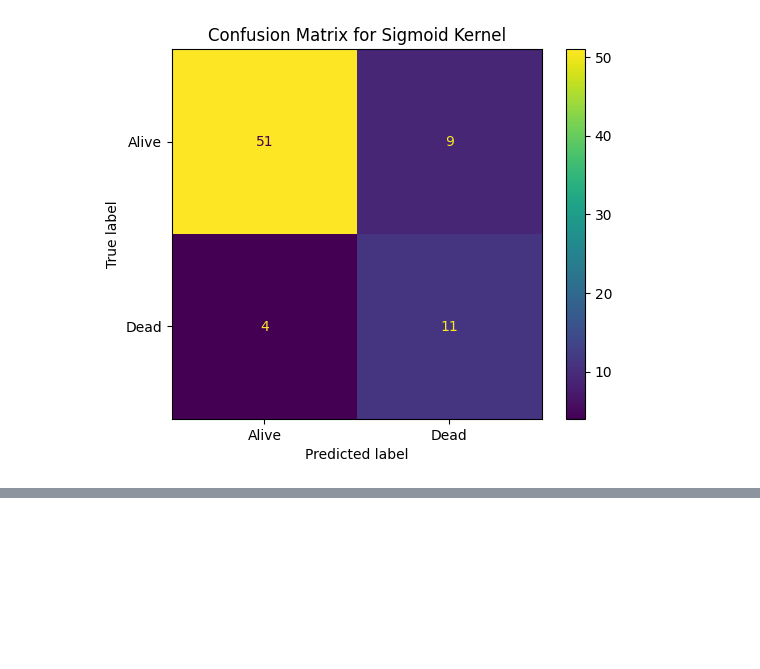
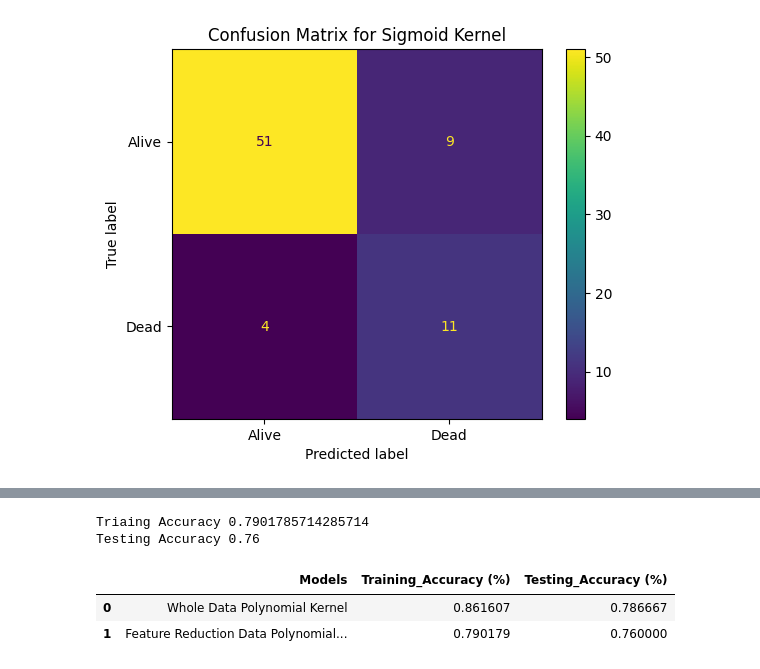
Before and after one commit to Misara-Ahmed/Cardiovascular-Disease-Prediction, a Jupyter notebook: Heart_failure_prediction_SVM.ipynb, the cells around one changed output, grey strips where cells are left out. Saved outputs shown, nothing was run; the diff lists cells and outputs as text; code cells hidden in the pictures; blank space fills up the shorter version.

```diff
--- a/Heart_failure_prediction_SVM.ipynb
+++ b/Heart_failure_prediction_SVM.ipynb
@@ -154,0 +216,18 @@ for pair in zipped:
+# %%
+training_accuracy_PolyKernel_Feature_Reduction, testing_accuracy_PolyKernel_Feature_Reduction, y_pred_PolyKernel_Feature_Reduction = SVM_MODELS_KERNELS('poly',xtrain_reduced, ytrain_reduced, xtest_reduced, ytest_reduced)
+
+header = ['Whole Data Polynomial Kernel', 'Feature Reduction Data Polynomial Kernel']
+
+training_accuracies = [training_accuracy_PolyKernel, training_accuracy_PolyKernel_Feature_Reduction]
+
+testing_accuracies = [testing_accuracy_PolyKernel, testing_accuracy_PolyKernel_Feature_Reduction]
+
+table = compare(header, training_accuracies, testing_accuracies)
+
+table
+# %% [output]
+Triaing Accuracy 0.7901785714285714
+Testing Accuracy 0.76
+|  | Models | Training_Accuracy (%) | Testing_Accuracy (%) |
+| 0 | Whole Data Polynomial Kernel | 0.861607 | 0.786667 |
+| 1 | Feature Reduction Data Polynomial... | 0.790179 | 0.760000 |
```
Also changed, not shown: parts of 9 cells of this notebook.
